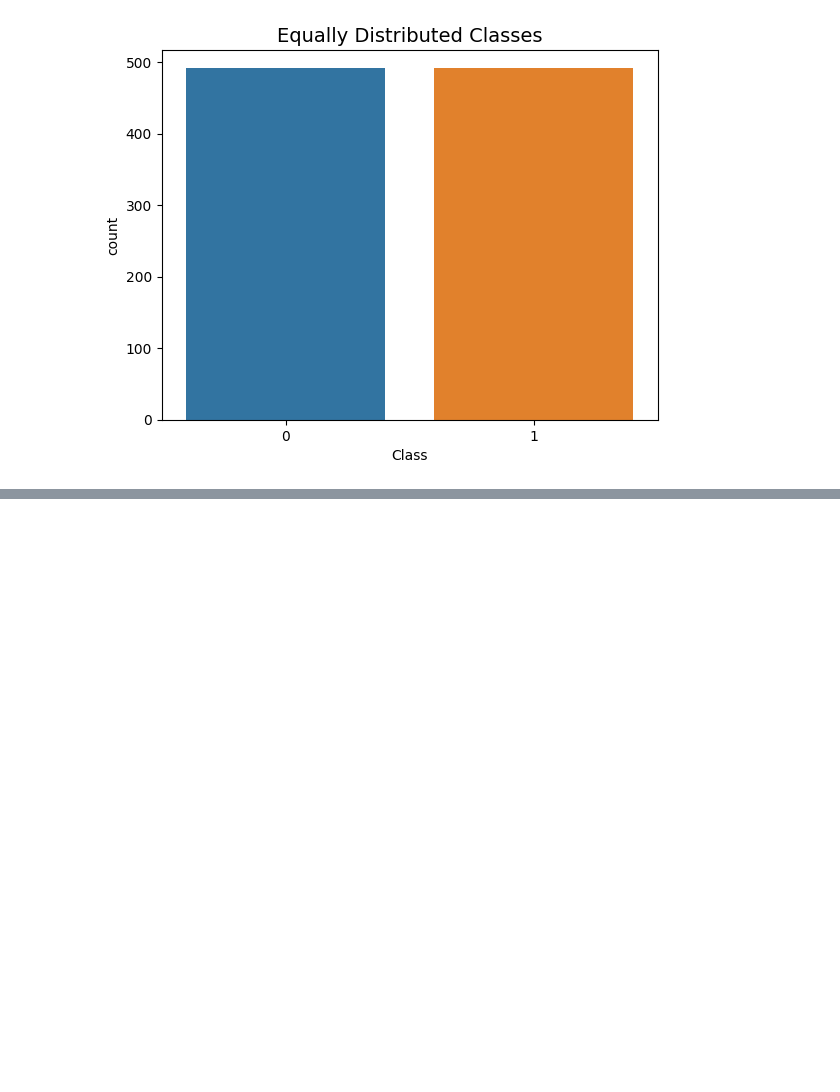
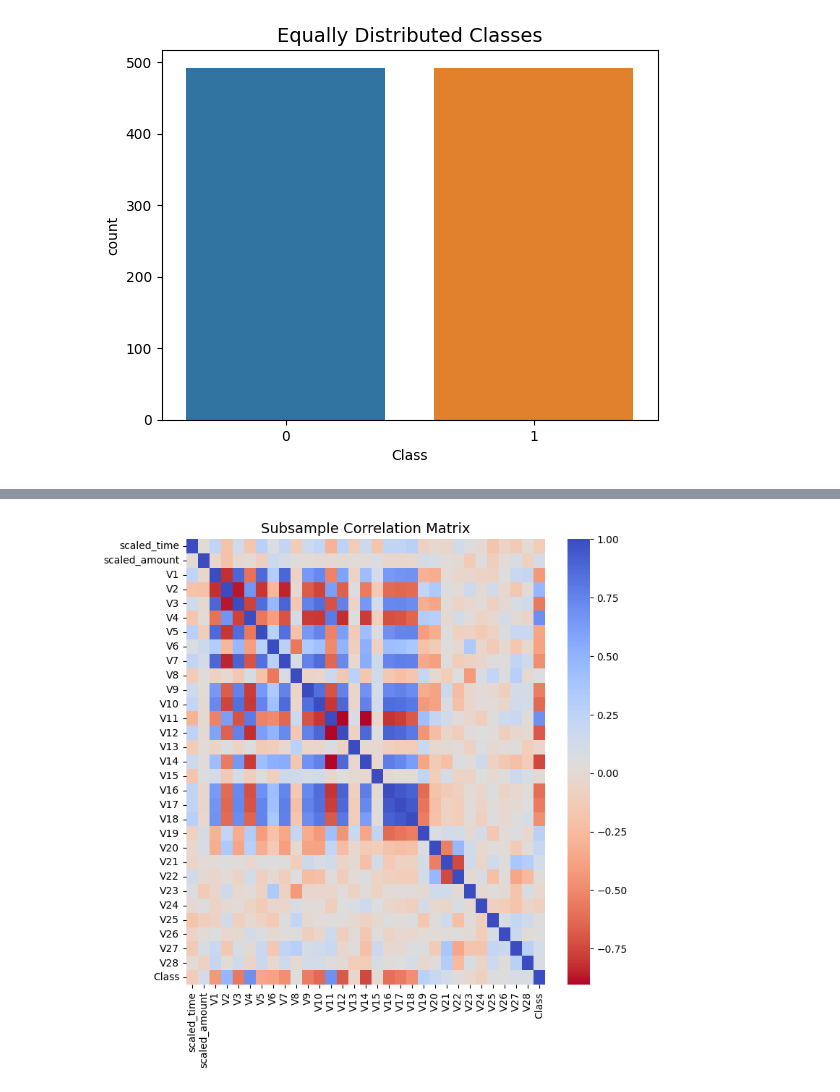
Before and after one commit to imnischaygowda/Credit-Card-Fraud, a Jupyter notebook: notebooks/exp_data_analysis.ipynb, the cells around one changed output, grey strips where cells are left out. Saved outputs shown, nothing was run; the diff lists cells and outputs as text; code cells hidden in the pictures; blank space fills up the shorter version.

```diff
--- a/notebooks/exp_data_analysis.ipynb
+++ b/notebooks/exp_data_analysis.ipynb
@@ -179,0 +196,8 @@ Name: Class, dtype: float64
+# %%
+corr = new_df.corr()
+plt.figure(figsize=(8,8))
+sns.heatmap(corr, cmap = 'coolwarm_r', annot_kws={'size':30})
+plt.title('Subsample Correlation Matrix', fontsize=14)
+plt.show();
+# %% [output]
+[figure, added]
```
Also changed, not shown: parts of 19 cells of this notebook.
